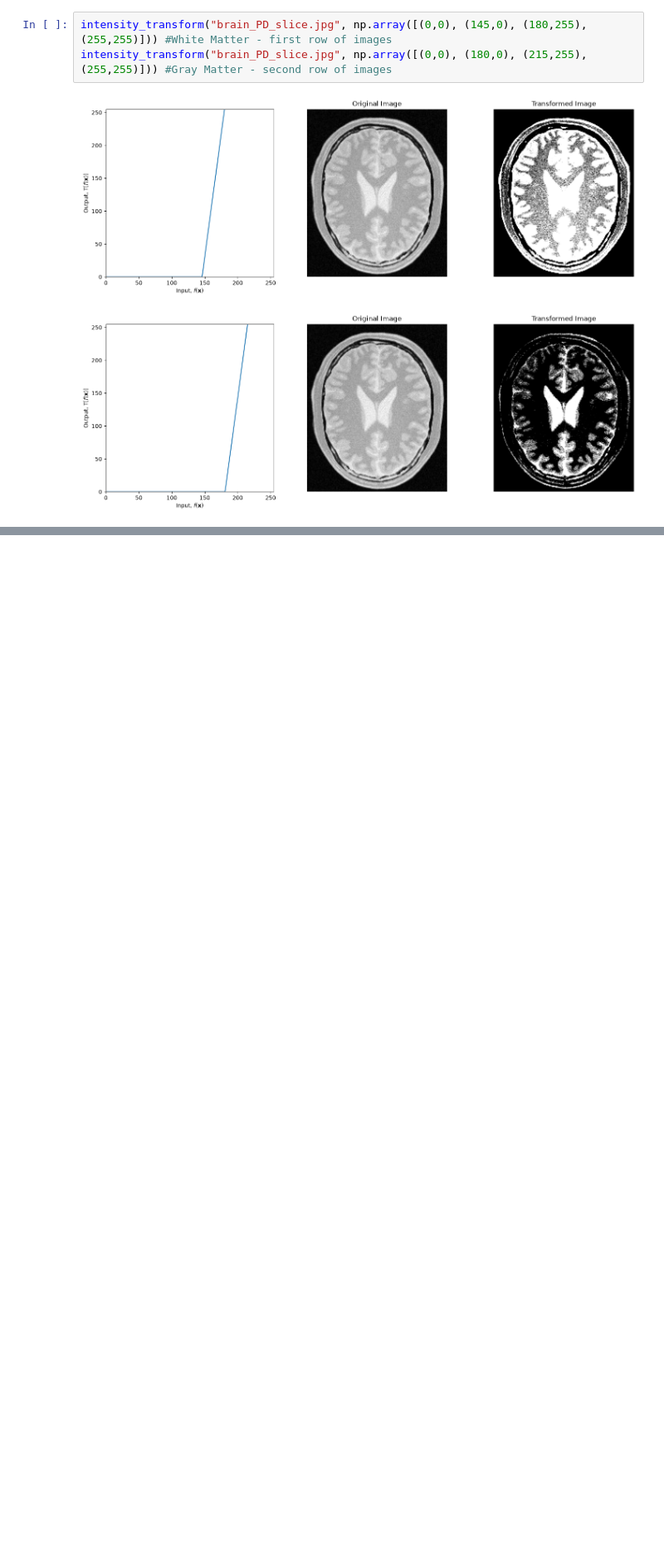
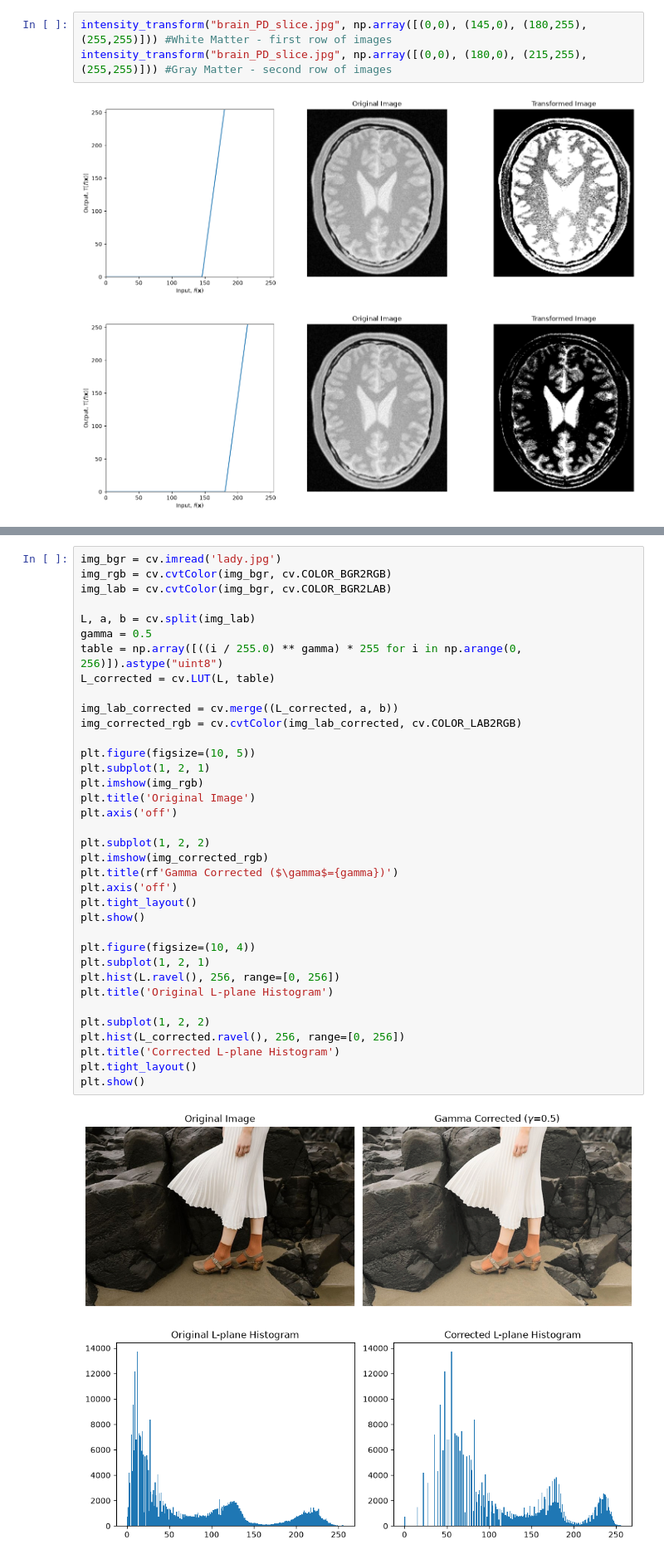
Before and after one commit to BashithaAnthony/EN3160-Assignment-1-on-Intensity-Transformations-and-Neighborhood-Filtering, a Jupyter notebook: Answer_book.ipynb, the cells around one changed output, grey strips where cells are left out. Shown at 83% size. Cells and saved outputs as stored; diff of their text form; blank space fills up the shorter version.

```diff
--- a/Answer_book.ipynb
+++ b/Answer_book.ipynb
@@ -94,0 +97,39 @@ In this question, L, a and b planes are lightness, Green-Red Axis and Blue-Yello
+# %%
+img_bgr = cv.imread('lady.jpg')
+img_rgb = cv.cvtColor(img_bgr, cv.COLOR_BGR2RGB)
+img_lab = cv.cvtColor(img_bgr, cv.COLOR_BGR2LAB)
+
+L, a, b = cv.split(img_lab)
+gamma = 0.5
+table = np.array([((i / 255.0) ** gamma) * 255 for i in np.arange(0, 256)]).astype("uint8")
+L_corrected = cv.LUT(L, table)
+
+img_lab_corrected = cv.merge((L_corrected, a, b))
+img_corrected_rgb = cv.cvtColor(img_lab_corrected, cv.COLOR_LAB2RGB)
+
+plt.figure(figsize=(10, 5))
+plt.subplot(1, 2, 1)
+plt.imshow(img_rgb)
+plt.title('Original Image')
+plt.axis('off')
+
+plt.subplot(1, 2, 2)
+plt.imshow(img_corrected_rgb)
+plt.title(rf'Gamma Corrected ($\gamma$={gamma})')
+plt.axis('off')
+plt.tight_layout()
+plt.show()
+
+plt.figure(figsize=(10, 4))
+plt.subplot(1, 2, 1)
+plt.hist(L.ravel(), 256, range=[0, 256])
+plt.title('Original L-plane Histogram')
+
+plt.subplot(1, 2, 2)
+plt.hist(L_corrected.ravel(), 256, range=[0, 256])
+plt.title('Corrected L-plane Histogram')
+plt.tight_layout()
+plt.show()
+# %% [output]
+[figure, added]
+[figure, added]
```
Also changed, not shown: parts of 3 cells of this notebook.
